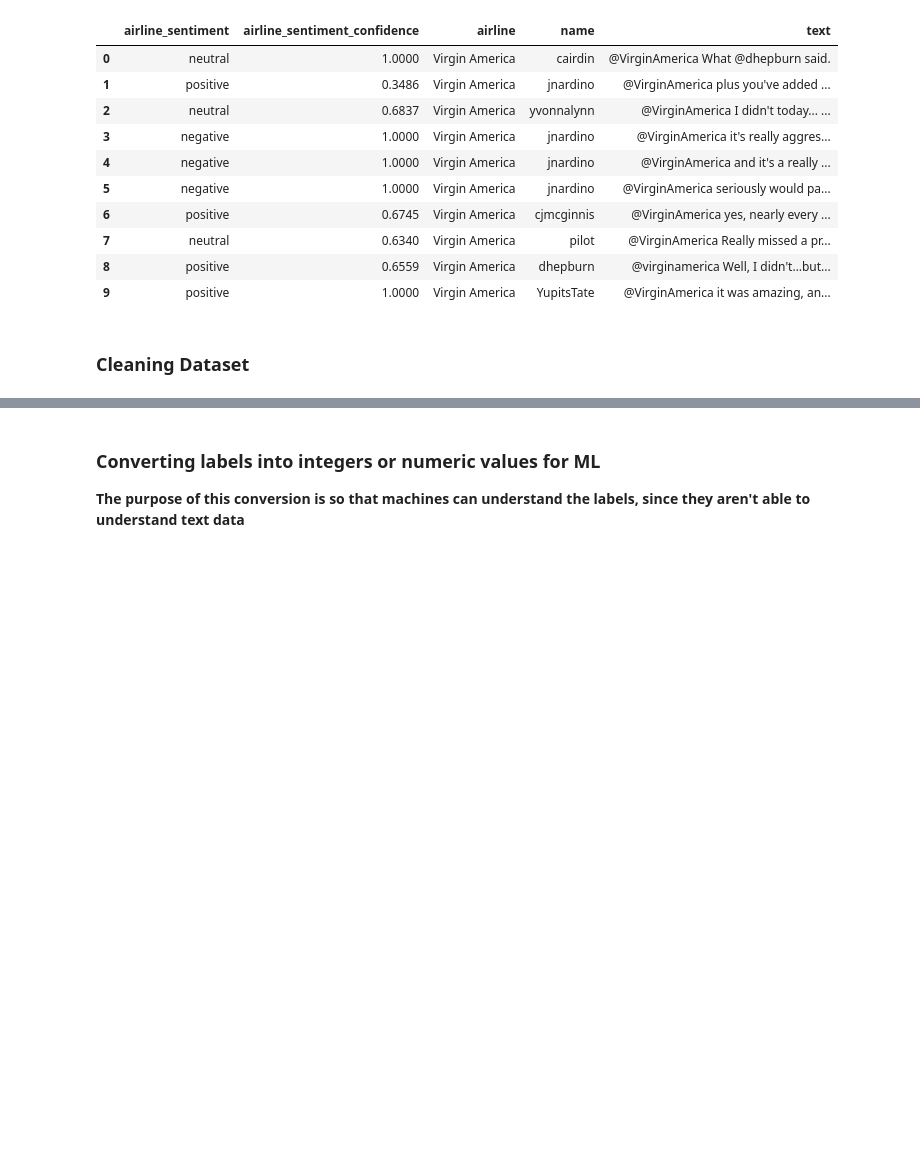
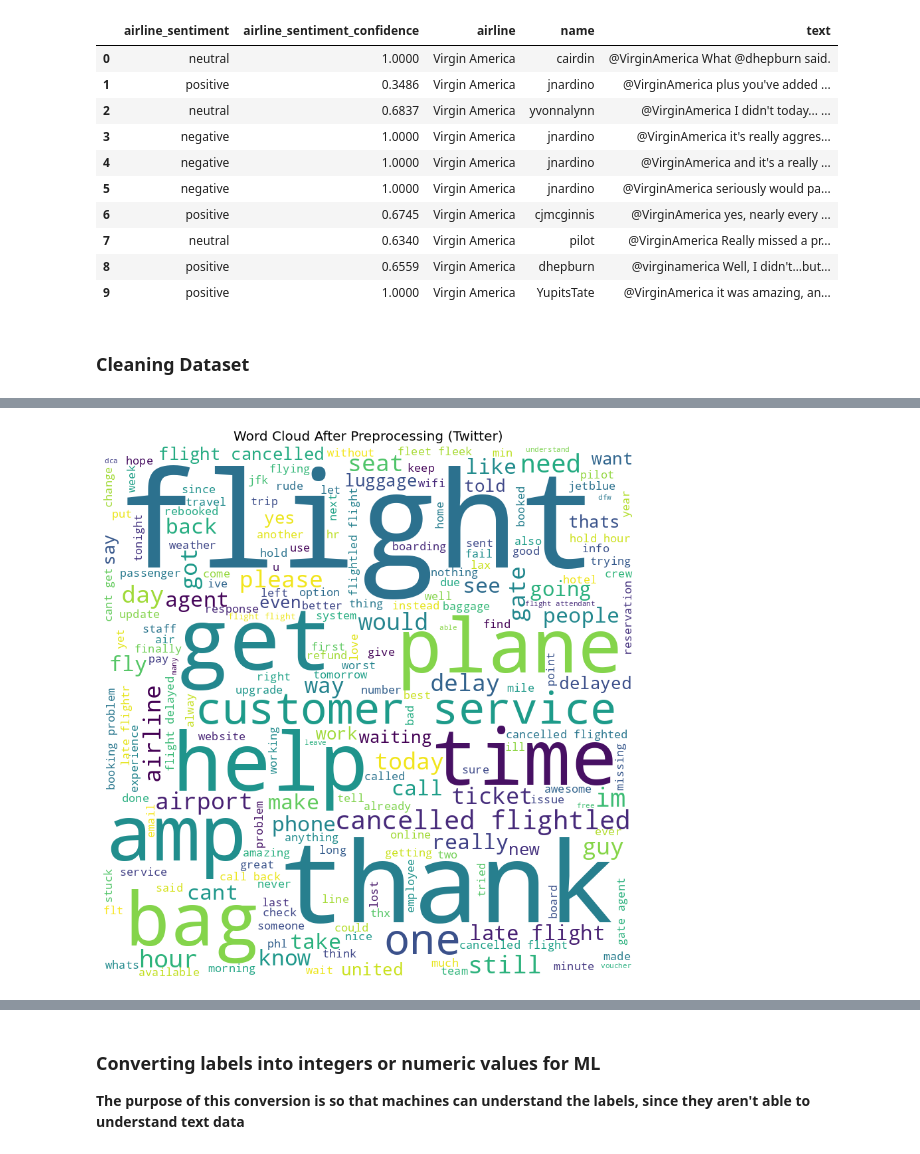
Before and after one commit to OziomaEunice/Sentiment_GPT, a Jupyter notebook: SVM_SentimentAnalysis.ipynb, the cells around one changed output, grey strips where cells are left out. Drawn from its saved outputs; the diff is of its cells as text; code cells hidden in the pictures; blank space fills up the shorter version.

```diff
--- a/SVM_SentimentAnalysis.ipynb
+++ b/SVM_SentimentAnalysis.ipynb
@@ -254,0 +316,5 @@ df2 = df2.applymap(lambda x: cleanData2(x) if isinstance(x, str) else x)
+# %%
+# Visualize word cloud after preprocessing for Twitter dataset
+generate_wordcloud(' '.join(df['text'].values), 'Word Cloud After Preprocessing (Twitter)')
+# %% [output]
+[figure, added]
```
Also changed, not shown: parts of 26 cells of this notebook.
